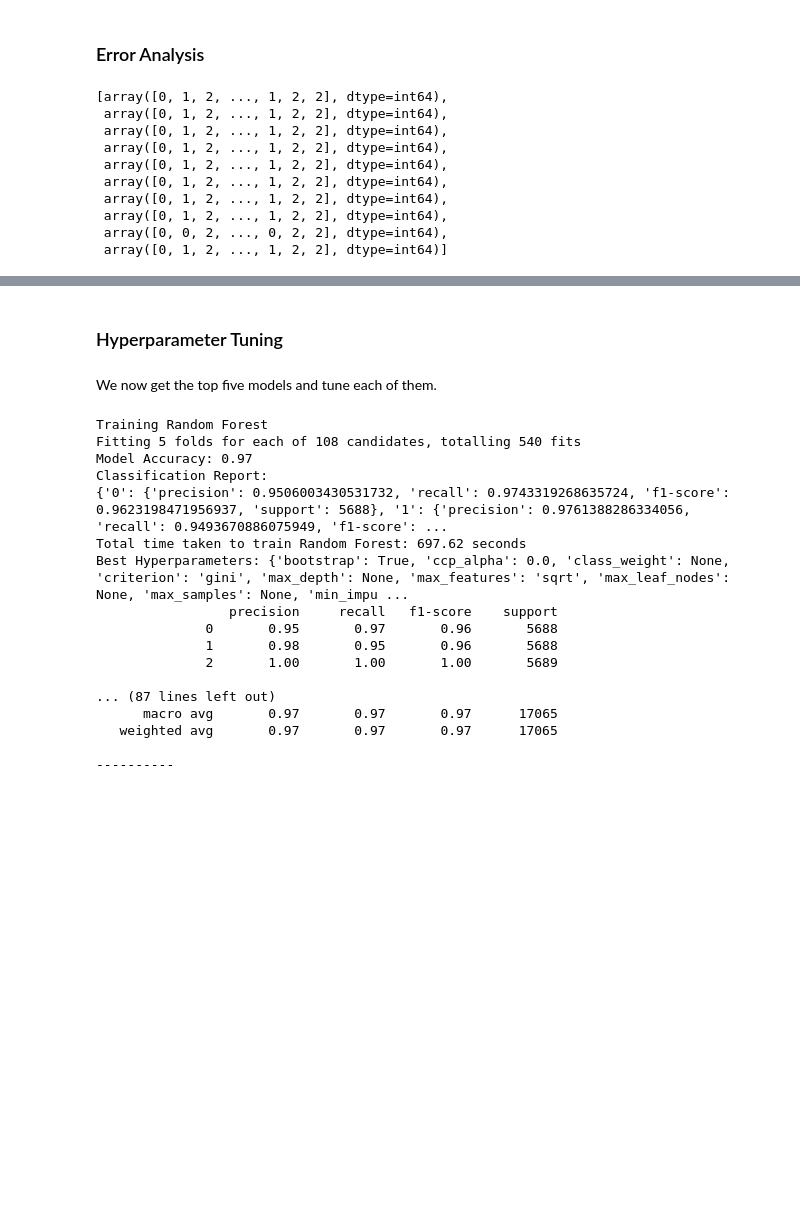
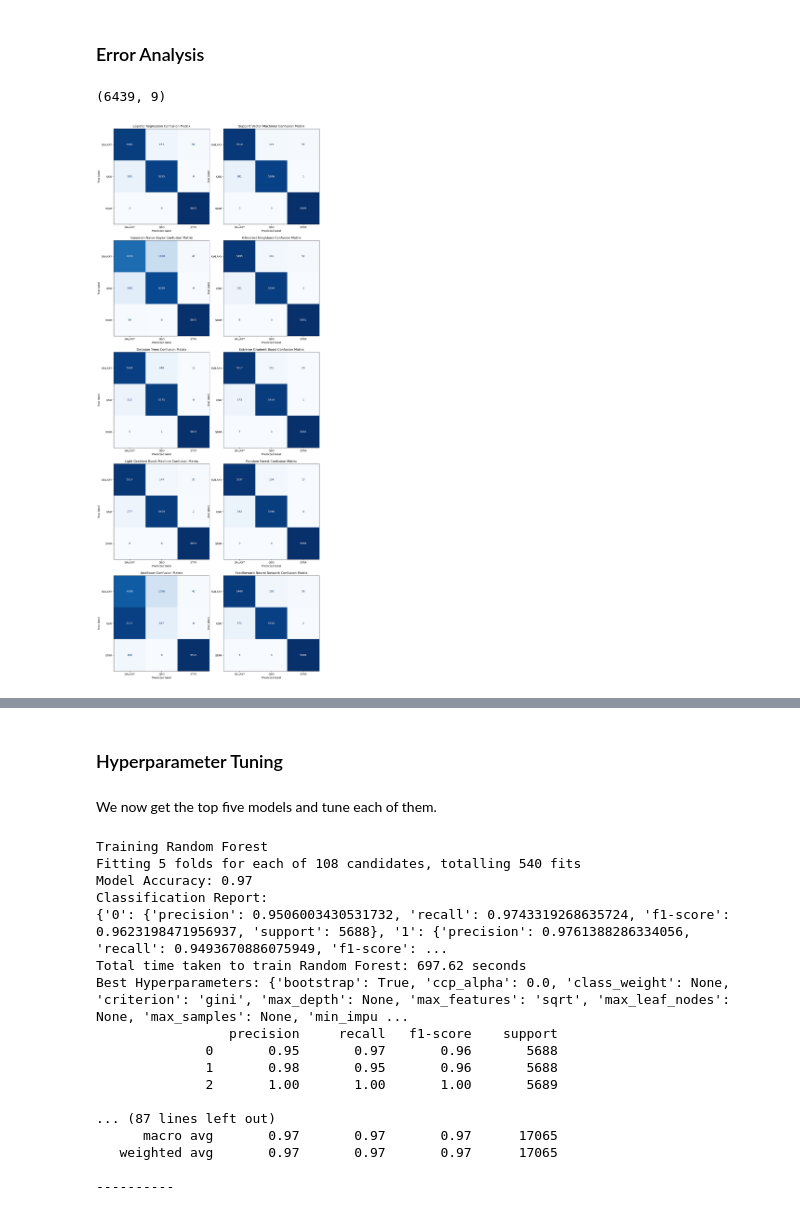
Before and after one commit to jonnneehh/STINTSY-MachineProject, a Jupyter notebook: modelMaking.ipynb, the cells around one changed output, grey strips where cells are left out. Drawn from its saved outputs; the diff is of its cells as text; code cells hidden in the pictures; blank space fills up the shorter version.

Commit message:
error analysis

```diff
--- a/modelMaking.ipynb
+++ b/modelMaking.ipynb
@@ -186,12 +208,16 @@ y_predictions_per_model = []
 # %%
 for model in models_zero_shot:
-    report, predictions = train_zero_shot(model, X_train, X_test, y_train, y_test)
+    report, predictions, probabilities, model_output = train_zero_shot(model, X_train, X_test, y_train, y_test)
 
     zero_shot_performances.append(report)
 
     y_predictions_per_model.append(predictions)
 
-    print(f"Model: {model}")
+    probabilities_per_model.append(probabilities)
+
+    models_after_fitting_zero_shot.append(model_output)
+
+    print(f"Model: {model_output}")
     print_classification_report(report)
     print('\n---------------------------\n')
 # %% [output]
@@ -236,7 +262,7 @@ def train_neural_network(X_train, X_test, y_train, y_test):
     model.fit(X_train, y_train_one_hot, epochs=1, batch_size=32, validation_split=0.1)
 
     # Make predictions on the test set
-    y_pred_probs = model.predict(X_test)
+    y_pred_probs = model.predict(X_test) # Returning this value to also get probabilities
     y_pred = y_pred_probs.argmax(axis=1)
 
     # Calculate the accuracy
@@ -245,12 +271,16 @@ def train_neural_network(X_train, X_test, y_train, y_test):
 
     # Get the classification report
     report = classification_report(y_test, y_pred, output_dict=True)
-    return report, y_pred
+    return report, y_pred, y_pred_probs, model
 # %%
-report, prediction = train_neural_network(X_train, X_test, y_train, y_test)
+report, prediction, probabilities, model_output = train_neural_network(X_train, X_test, y_train, y_test)
 
 print_classification_report(report)
 zero_shot_performances.append(report)
 
 y_predictions_per_model.append(prediction)
+
+probabilities_per_model.append(probabilities)
+
+models_after_fitting_zero_shot.append(model_output)
 # %% [output]
@@ -325,16 +358,51 @@ model_accuracies.sort_values('Accuracy', ascending=False)
 | 8 | AdaBoost | 0.622678 |
 # %% [markdown]
 ### Error Analysis
-# %%
-y_predictions_per_model
-# %% [output]
-[array([0, 1, 2, ..., 1, 2, 2], dtype=int64),
- array([0, 1, 2, ..., 1, 2, 2], dtype=int64),
- array([0, 1, 2, ..., 1, 2, 2], dtype=int64),
- array([0, 1, 2, ..., 1, 2, 2], dtype=int64),
- array([0, 1, 2, ..., 1, 2, 2], dtype=int64),
- array([0, 1, 2, ..., 1, 2, 2], dtype=int64),
- array([0, 1, 2, ..., 1, 2, 2], dtype=int64),
- array([0, 1, 2, ..., 1, 2, 2], dtype=int64),
- array([0, 0, 2, ..., 0, 2, 2], dtype=int64),
- array([0, 1, 2, ..., 1, 2, 2], dtype=int64)]
+# %%
+index = 8
+predictions = y_predictions_per_model[index]
+model = models_after_fitting_zero_shot[index]
+# %%
+import numpy as np
+import pandas as pd
+import seaborn as sns
+import matplotlib.pyplot as plt
+
+categorical_columns = ['u', 'g', 'r', 'i', 'z', 'redshift']
+
+# Copy the test data
+error_analysis_data = X_test.copy()
+
+error_analysis_data['prediction'] = predictions
+error_analysis_data['target'] = y_test
+
+# Calculate if the target matches the prediction
+error_analysis_data['target_prediction_match'] = error_analysis_data['target'].eq(error_analysis_data['prediction'])
+
+error_analysis_data[error_analysis_data['target_prediction_match'] == False].shape
+# %% [output]
+(6439, 9)
+# %%
+from sklearn.metrics import confusion_matrix, ConfusionMatrixDisplay
+
+num_models = len(y_predictions_per_model)
+num_cols = 2
+num_rows = (num_models + 1) // num_cols  # Calculate the number of rows needed
+
+fig, axes = plt.subplots(num_rows, num_cols, figsize=(12, num_rows * 6))
+axes = axes.flatten()
+
+for idx, (predictions, model_name) in enumerate(zip(y_predictions_per_model, model_titles)):
+    cm = confusion_matrix(y_test, predictions)
+
+    disp = ConfusionMatrixDisplay(confusion_matrix=cm, display_labels=['GALAXY', 'QSO', 'STAR'])
+    disp.plot(cmap='Blues', ax=axes[idx], colorbar=False)
+    axes[idx].set_title(f"{model_name} Confusion Matrix")
+
+for i in range(idx + 1, len(axes)):
+    fig.delaxes(axes[i])
+
+plt.tight_layout()
+plt.show()
+# %% [output]
+[figure, added]
```
Also changed, not shown: parts of 8 cells of this notebook.
